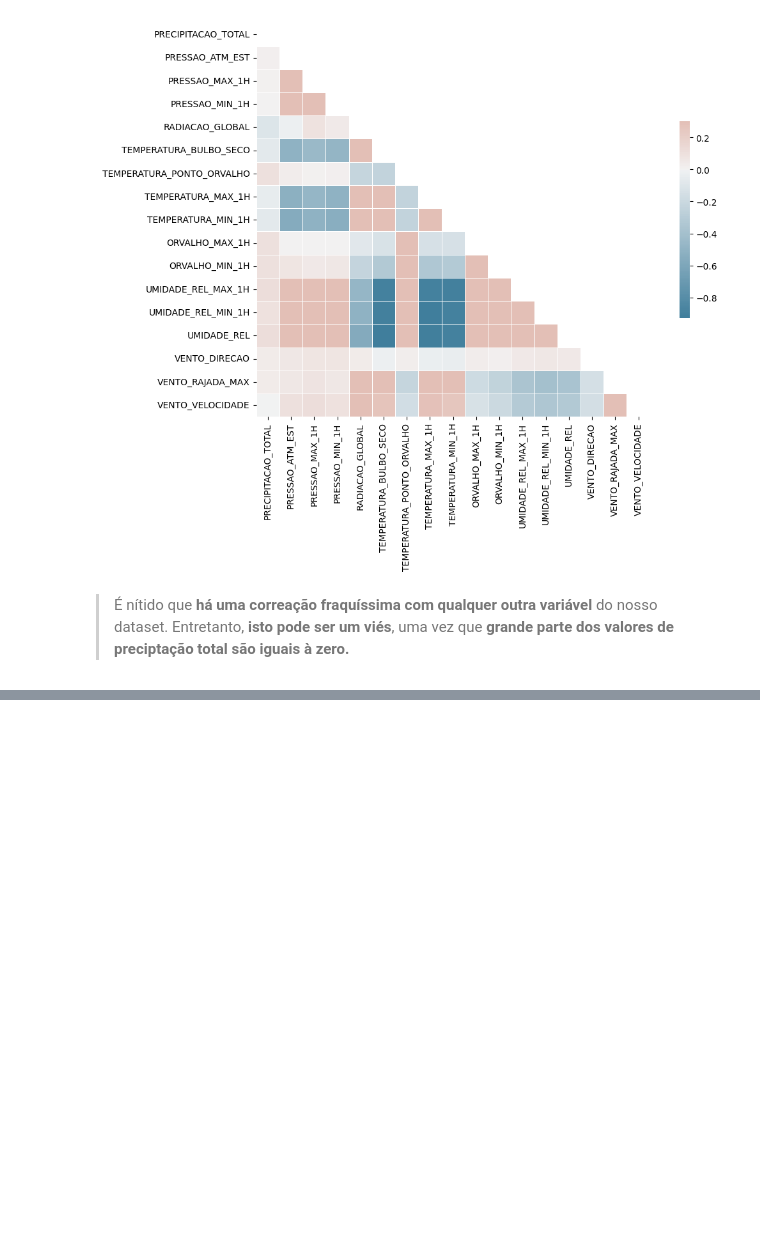
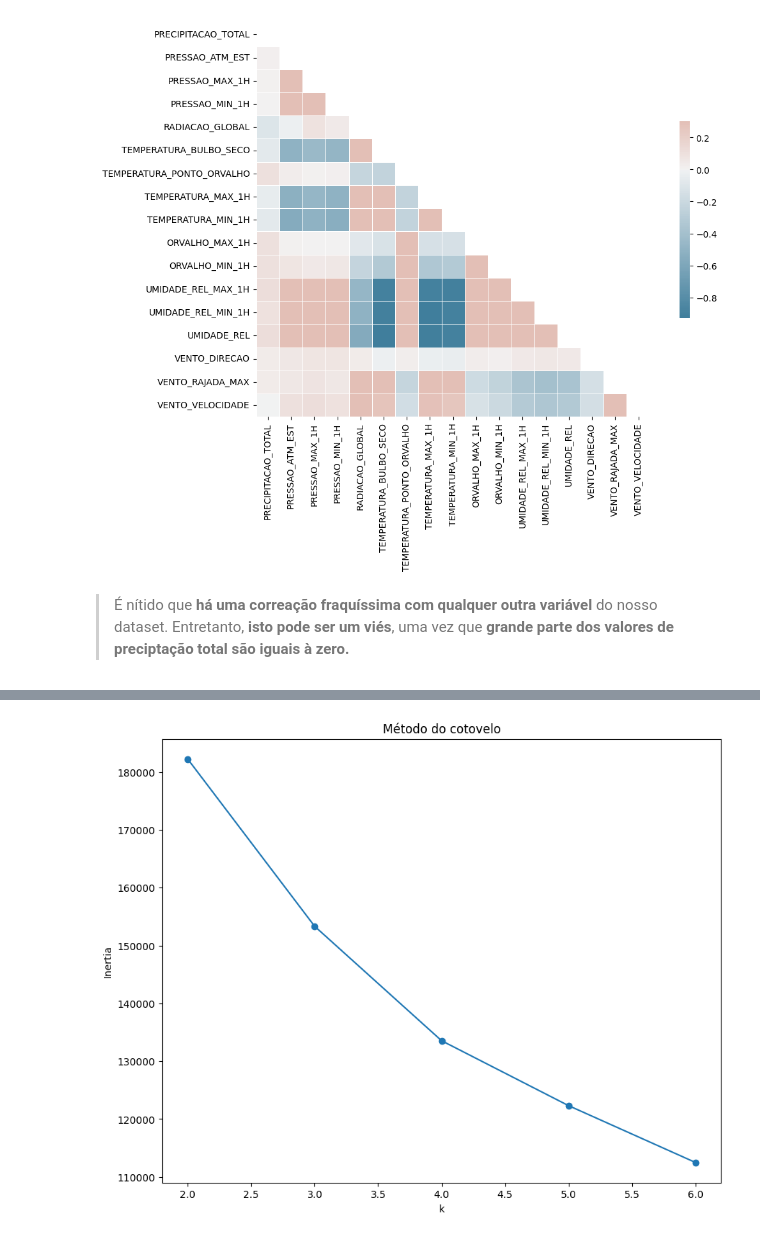
Before and after one commit to mesa-6/avd-project, a Jupyter notebook: jupyter_app/notebooks/EDA.ipynb, the cells around one changed output, grey strips where cells are left out. Drawn from its saved outputs; the diff is of its cells as text; code cells hidden in the pictures; blank space fills up the shorter version.

```diff
--- a/jupyter_app/notebooks/EDA.ipynb
+++ b/jupyter_app/notebooks/EDA.ipynb
@@ -223,0 +348,8 @@ sns.heatmap(corr, mask=mask,
+# %%
+# Escolhendo as features para o modelo
+exclude = ['DATA', 'HORA_UTC', 'NIVEL_PRECIPITACAO']
+
+features = df.columns[~df.columns.isin(exclude)]
+# %%
+# Conhecendo nosso X
+X = df[features].copy()
@@ -223,0 +360,5 @@ sns.heatmap(corr, mask=mask,
+# %%
+# Padronizando
+scaler = StandardScaler()
+
+X_scaled = scaler.fit_transform(X)
@@ -223,0 +398,20 @@ sns.heatmap(corr, mask=mask,
+# %%
+inertia = []
+silhueta_score = []
+
+K_range = range(2,7)
+
+for k in K_range:
+    km = KMeans(n_clusters=k, random_state=42, n_init=10)
+    labels = km.fit_predict(X_scaled)
+
+    inert = km.inertia_
+    sil = silhouette_score(X_scaled, labels)
+
+    inertia.append(inert)
+    silhueta_score.append(sil)
+
+    print("==="*9)
+    print(f"K = {k}")
+    print(f"Inertia: {inert:.2f}")
+    print(f"Silhouette Score: {sil:.4f}")
@@ -223,0 +439,12 @@ sns.heatmap(corr, mask=mask,
+# %%
+plt.figure(figsize= (10, 8))
+
+plt.plot(list(K_range), inertia, '-o')
+
+plt.xlabel('k')
+plt.ylabel('Inertia')
+
+plt.title('Método do cotovelo')
+plt.show()
+# %% [output]
+[figure, added]
```
Also changed, not shown: parts of 40 cells of this notebook, 3 other files.
